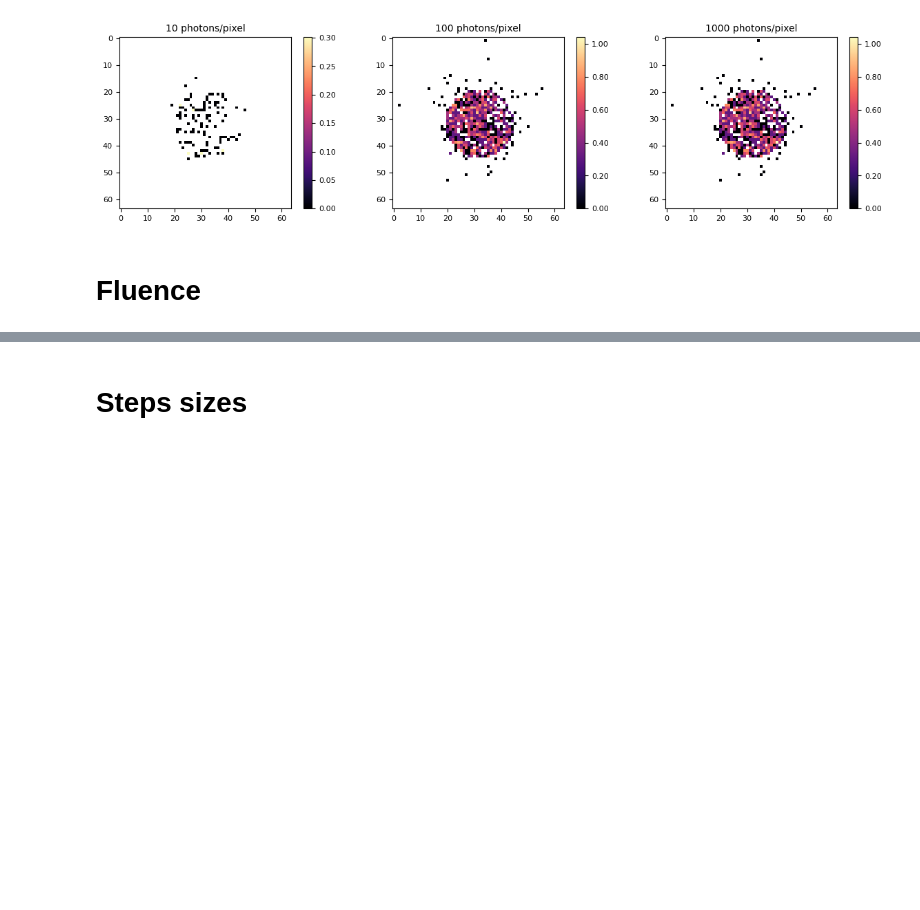
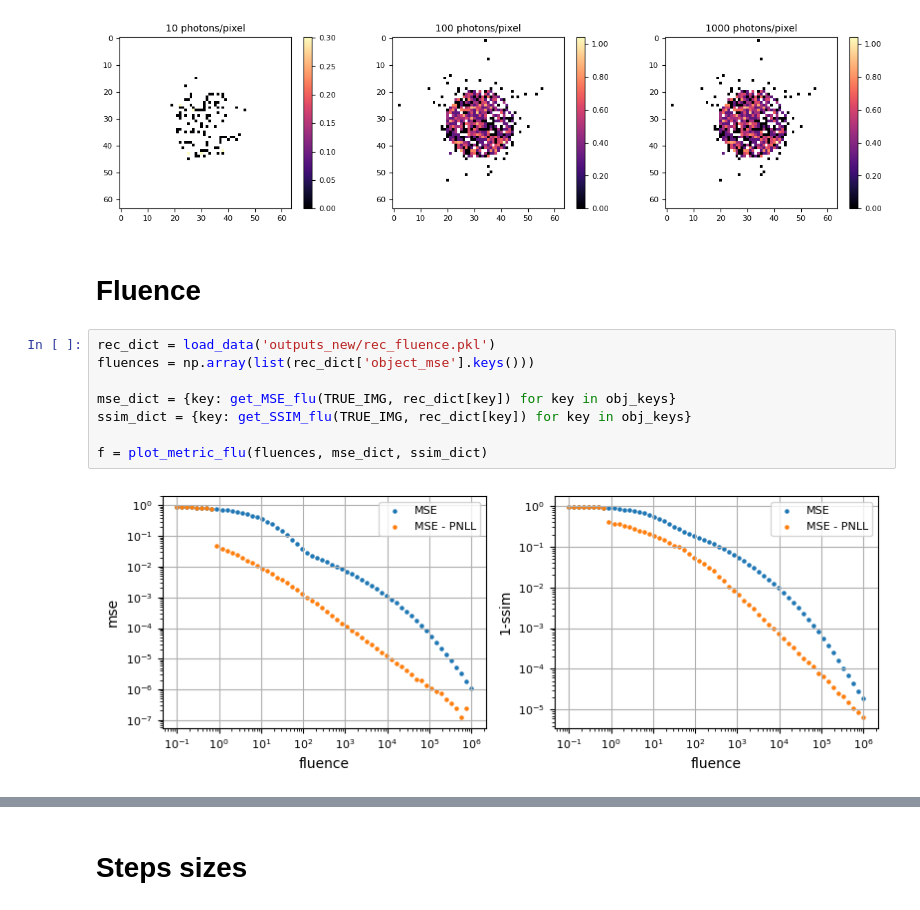
Before and after one commit to raphassaraf/Signal-and-noise-in-ptychographic-imaging, a Jupyter notebook: analysis_final.ipynb, the cells around one changed output, grey strips where cells are left out. Drawn from its saved outputs; the diff is of its cells as text; blank space fills up the shorter version.

```diff
--- a/analysis_final.ipynb
+++ b/analysis_final.ipynb
@@ -88,6 +88,16 @@ f.savefig('figures/initial_diffractions.png', bbox_inches='tight')
 [figure]
 # %% [markdown]
 # Fluence
+# %%
+rec_dict = load_data('outputs_new/rec_fluence.pkl')
+fluences = np.array(list(rec_dict['object_mse'].keys()))
+
+mse_dict = {key: get_MSE_flu(TRUE_IMG, rec_dict[key]) for key in obj_keys}
+ssim_dict = {key: get_SSIM_flu(TRUE_IMG, rec_dict[key]) for key in obj_keys}
+
+f = plot_metric_flu(fluences, mse_dict, ssim_dict)
+# %% [output]
+[figure, added]
 # %%
 rec_dict = load_data('outputs/rec_fluence.pkl')
 fluences = np.array(list(rec_dict['object_mse'].keys()))
```
Also changed, not shown: parts of 4 cells of this notebook, 1 other file.
